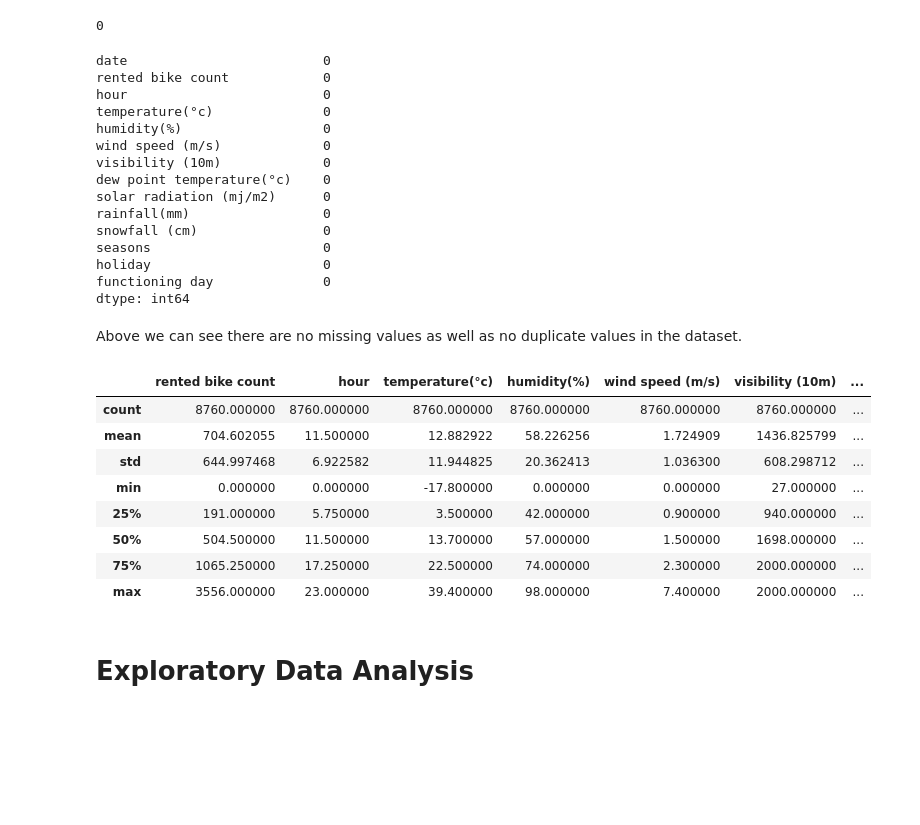
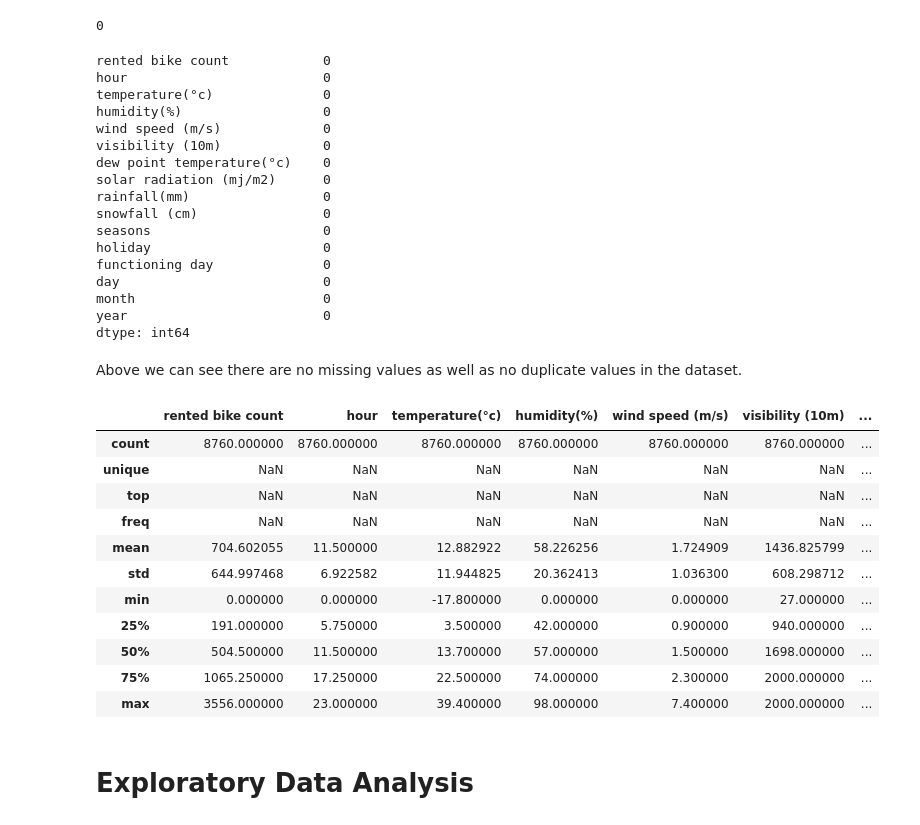
Before and after one commit to Swapnil-417/Bike-Sharing-Demand-Prediction, a Jupyter notebook: Bike_Sharing_Demand_Prediction_Capstone_Project.ipynb, the cells around one changed output. Drawn from its saved outputs; the diff is of its cells as text; code cells hidden in the pictures; blank space fills up the shorter version.

```diff
--- a/Bike_Sharing_Demand_Prediction_Capstone_Project.ipynb
+++ b/Bike_Sharing_Demand_Prediction_Capstone_Project.ipynb
@@ -47,7 +47,7 @@ import warnings
 warnings.filterwarnings("ignore")
 # %%
 # importing the dataset
-directory_path = "/content/drive/MyDrive/Bike Sharing Demand Prediction - Capstone Project/Data/"
+directory_path = "/content/drive/MyDrive/Capstone Projects/Bike Sharing Demand Prediction – Swapnil Patil/Data/"
 bike_df = pd.read_csv(directory_path + "SeoulBikeData.csv", encoding= 'unicode_escape')
 # %% [markdown]
 # **Getting to Know about Data**
@@ -115,6 +115,12 @@ def get_date(date_str):
   return date_obj
 
 bike_df['date'] = bike_df['date'].apply(get_date)
+# %%
+bike_df['day']= bike_df['date'].dt.day
+bike_df['month']= bike_df['date'].dt.month
+bike_df['year']= bike_df['date'].dt.year
+
+bike_df= bike_df.drop("date", axis= 1)
 # %%
 bike_df.dtypes
 # %% [output]
@@ -142,7 +159,6 @@ bike_df.duplicated().sum()
 # checking for missing values
 bike_df.isnull().sum()
 # %% [output]
-date                         0
 rented bike count            0
 hour                         0
 temperature(°c)              0
@@ -156,14 +172,20 @@ snowfall (cm)                0
 seasons                      0
 holiday                      0
 functioning day              0
+day                          0
+month                        0
+year                         0
 dtype: int64
 # %% [markdown]
 Above we can see there are no missing values as well as no duplicate values in the dataset.
 # %%
-bike_df.describe()
+bike_df.describe(include='all')
 # %% [output]
 |  | rented bike count | hour | temperature(°c) | humidity(%) | wind speed (m/s) | visibility (10m) | ... |
 | count | 8760.000000 | 8760.000000 | 8760.000000 | 8760.000000 | 8760.000000 | 8760.000000 | ... |
+| unique | NaN | NaN | NaN | NaN | NaN | NaN | ... |
+| top | NaN | NaN | NaN | NaN | NaN | NaN | ... |
+| freq | NaN | NaN | NaN | NaN | NaN | NaN | ... |
 | mean | 704.602055 | 11.500000 | 12.882922 | 58.226256 | 1.724909 | 1436.825799 | ... |
 | std | 644.997468 | 6.922582 | 11.944825 | 20.362413 | 1.036300 | 608.298712 | ... |
 | min | 0.000000 | 0.000000 | -17.800000 | 0.000000 | 0.000000 | 27.000000 | ... |
```
Also changed, not shown: parts of 52 cells of this notebook.
